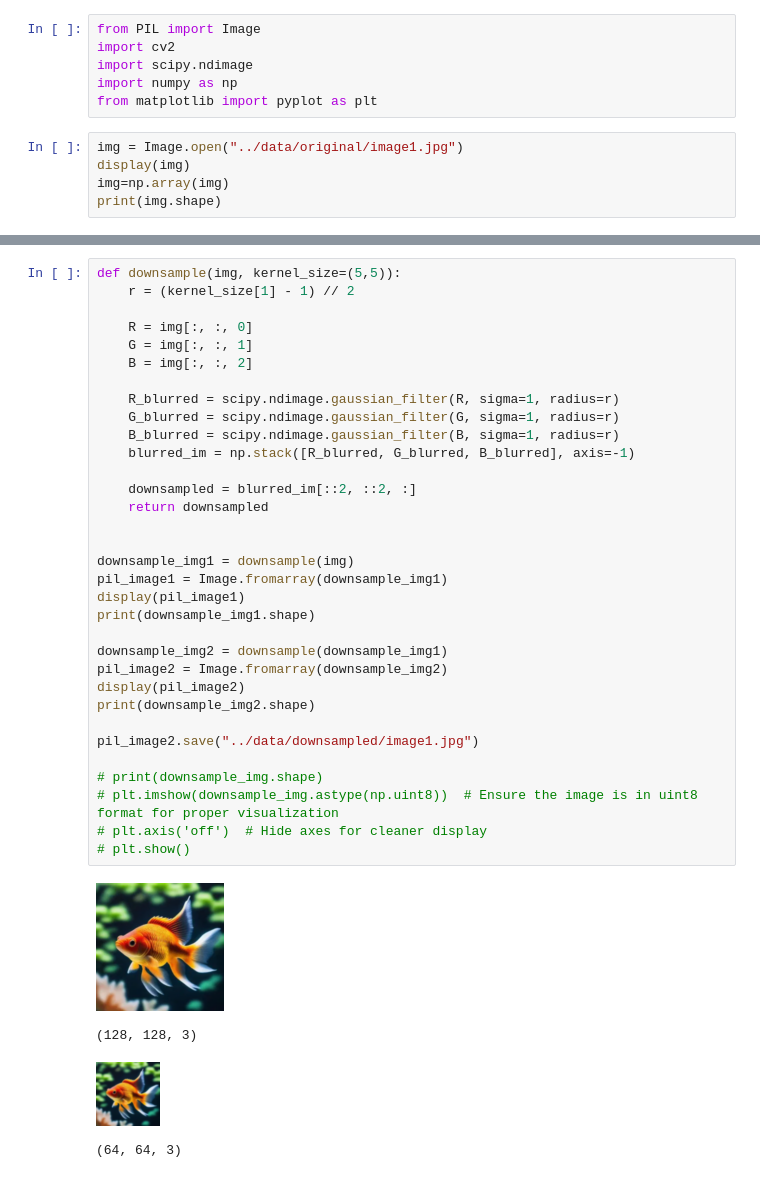
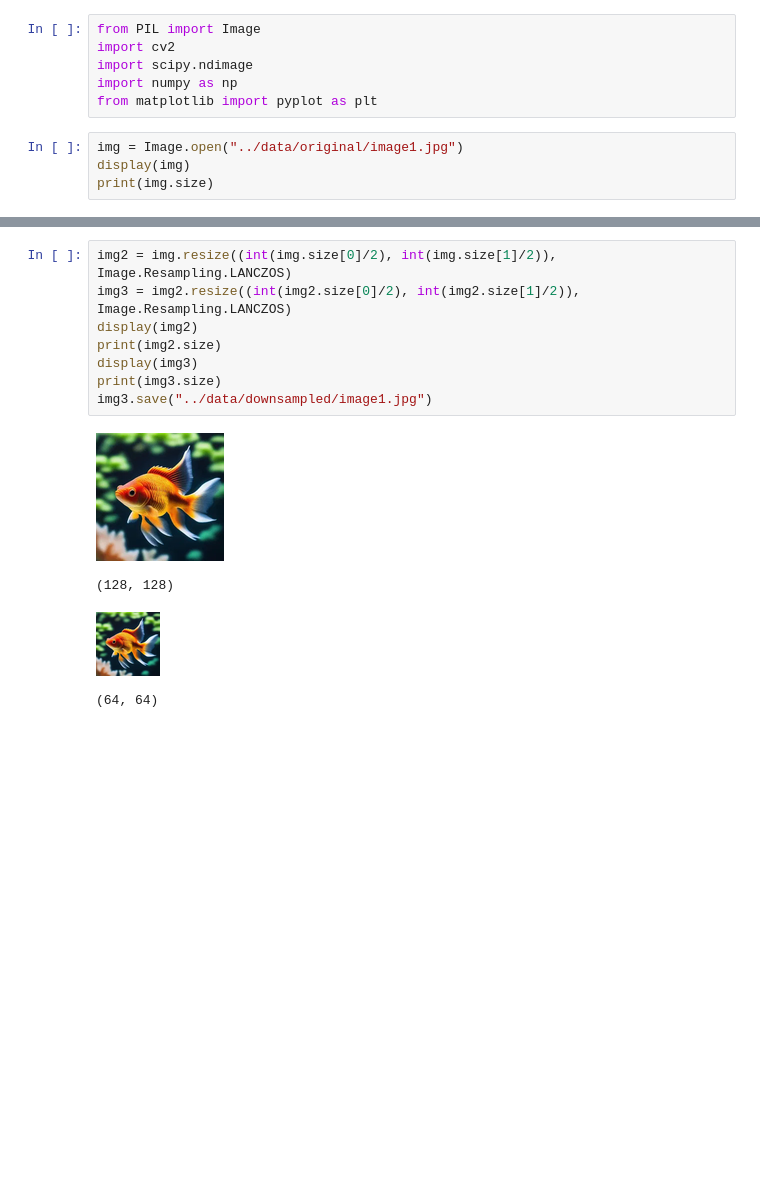
Before and after one commit to Ryankwon03/Reordered-Noise-Processing-in-Super-Resolution, a Jupyter notebook: notebooks/downsample.ipynb, the cells around one changed output, grey strips where cells are left out. Cells and saved outputs as stored; diff of their text form; blank space fills up the shorter version.

```diff
--- a/notebooks/downsample.ipynb
+++ b/notebooks/downsample.ipynb
@@ -7,7 +7,6 @@ from matplotlib import pyplot as plt
 # %%
 img = Image.open("../data/original/image1.jpg")
 display(img)
-img=np.array(img)
-print(img.shape)
+print(img.size)
 # %% [output]
 [figure]
@@ -15,38 +14,13 @@ print(img.shape)
-# %%
-def downsample(img, kernel_size=(5,5)):
-    r = (kernel_size[1] - 1) // 2
-
-    R = img[:, :, 0]
-    G = img[:, :, 1]
-    B = img[:, :, 2]
-
-    R_blurred = scipy.ndimage.gaussian_filter(R, sigma=1, radius=r)
-    G_blurred = scipy.ndimage.gaussian_filter(G, sigma=1, radius=r)
-    B_blurred = scipy.ndimage.gaussian_filter(B, sigma=1, radius=r)
-    blurred_im = np.stack([R_blurred, G_blurred, B_blurred], axis=-1)
-
-    downsampled = blurred_im[::2, ::2, :]
-    return downsampled
-
-
-downsample_img1 = downsample(img)
-pil_image1 = Image.fromarray(downsample_img1)
-display(pil_image1)
-print(downsample_img1.shape)
-
-downsample_img2 = downsample(downsample_img1)
-pil_image2 = Image.fromarray(downsample_img2)
-display(pil_image2)
-print(downsample_img2.shape)
-
-pil_image2.save("../data/downsampled/image1.jpg")
-
-# print(downsample_img.shape)
-# plt.imshow(downsample_img.astype(np.uint8))  # Ensure the image is in uint8 format for proper visualization
-# plt.axis('off')  # Hide axes for cleaner display
-# plt.show()
-# %% [output]
-[figure, removed]
-(128, 128, 3)
-[figure, removed]
-(64, 64, 3)
+# %%
+img2 = img.resize((int(img.size[0]/2), int(img.size[1]/2)), Image.Resampling.LANCZOS)
+img3 = img2.resize((int(img2.size[0]/2), int(img2.size[1]/2)), Image.Resampling.LANCZOS)
+display(img2)
+print(img2.size)
+display(img3)
+print(img3.size)
+img3.save("../data/downsampled/image1.jpg")
+# %% [output]
+[figure, added]
+(128, 128)
+[figure, added]
+(64, 64)
```
Also changed, not shown: parts of 1 cell of this notebook, 2 other files.
